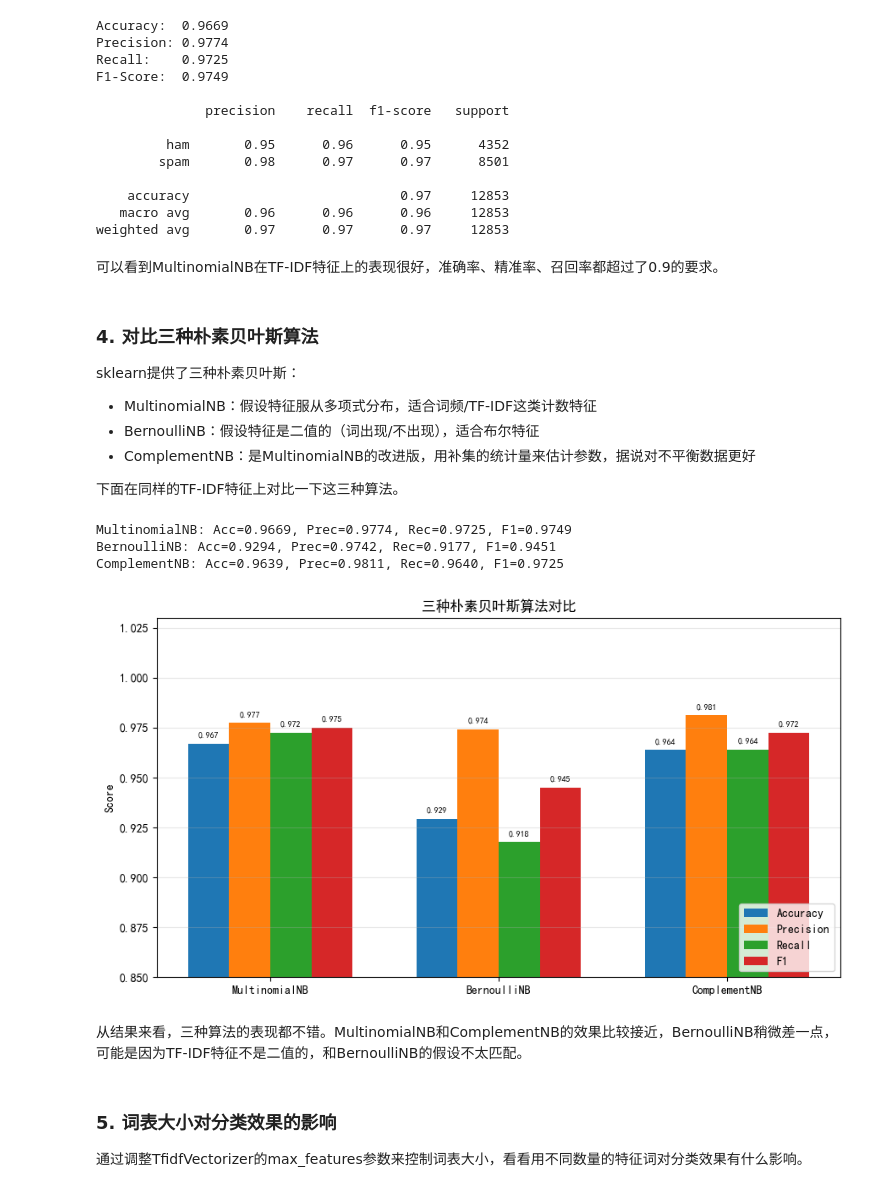
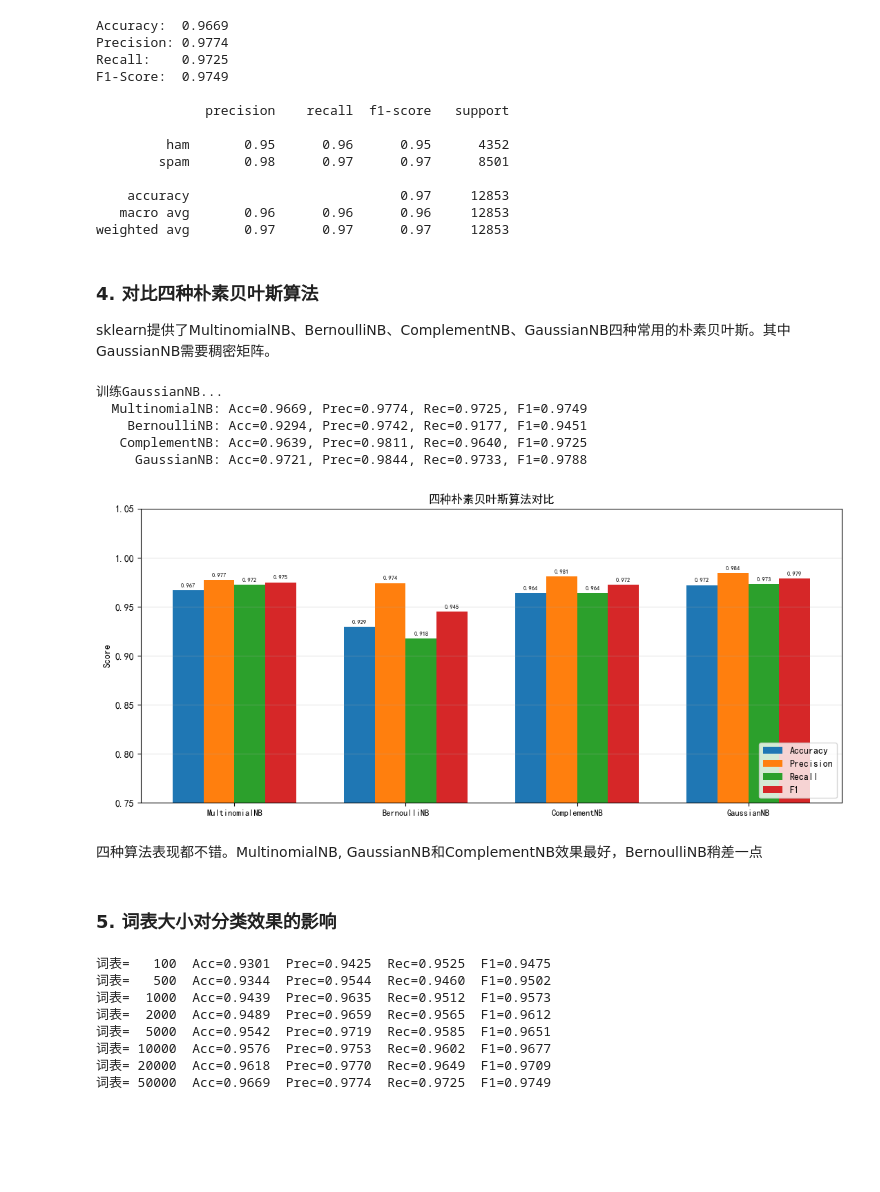
Before and after one commit to eranfu/yufeng, a Jupyter notebook: ml/hw3-贝叶斯/hw3.ipynb, the cells around one changed output. Cells and saved outputs as stored; diff of their text form; code cells hidden in the pictures; blank space fills up the shorter version.

```diff
--- a/ml/hw3-贝叶斯/hw3.ipynb
+++ b/ml/hw3-贝叶斯/hw3.ipynb
@@ -179,18 +168,16 @@ F1-Score:  0.9749
     accuracy                           0.97     12853
    macro avg       0.96      0.96      0.96     12853
 weighted avg       0.97      0.97      0.97     12853
-# %% [markdown]
-可以看到MultinomialNB在TF-IDF特征上的表现很好，准确率、精准率、召回率都超过了0.9的要求。
-# %% [markdown]
-### 4. 对比三种朴素贝叶斯算法
-sklearn提供了三种朴素贝叶斯：
-- MultinomialNB：假设特征服从多项式分布，适合词频/TF-IDF这类计数特征
-- BernoulliNB：假设特征是二值的（词出现/不出现），适合布尔特征
-- ComplementNB：是MultinomialNB的改进版，用补集的统计量来估计参数，据说对不平衡数据更好
-
-下面在同样的TF-IDF特征上对比一下这三种算法。
+# %% [markdown]
+### 4. 对比四种朴素贝叶斯算法
+sklearn提供了MultinomialNB、BernoulliNB、ComplementNB、GaussianNB四种常用的朴素贝叶斯。其中GaussianNB需要稠密矩阵。
+# %%
+small_tfidf = TfidfVectorizer(max_features=5000, token_pattern=r'(?u)\b\w+\b')
+X_train_small = small_tfidf.fit_transform(X_train_raw)
+X_test_small = small_tfidf.transform(X_test_raw)
 # %%
 results = {}
+
 for name, clf in [('MultinomialNB', MultinomialNB()),
                    ('BernoulliNB', BernoulliNB()),
                    ('ComplementNB', ComplementNB())]:
@@ -202,44 +189,56 @@ for name, clf in [('MultinomialNB', MultinomialNB()),
         'Recall': recall_score(y_test, pred),
         'F1': f1_score(y_test, pred)
     }
-    print(f'{name}: Acc={results[name]["Accuracy"]:.4f}, '
-          f'Prec={results[name]["Precision"]:.4f}, '
-          f'Rec={results[name]["Recall"]:.4f}, '
-          f'F1={results[name]["F1"]:.4f}')
+
+print('训练GaussianNB...')
+gnb = GaussianNB()
+gnb.fit(X_train_small.toarray(), y_train)
+pred_g = gnb.predict(X_test_small.toarray())
+results['GaussianNB'] = {
+    'Accuracy': accuracy_score(y_test, pred_g),
+    'Precision': precision_score(y_test, pred_g),
+    'Recall': recall_score(y_test, pred_g),
+    'F1': f1_score(y_test, pred_g)
+}
+
+for name in results:
+    r = results[name]
+    print(f'{name:>15s}: Acc={r["Accuracy"]:.4f}, Prec={r["Precision"]:.4f}, '
+          f'Rec={r["Recall"]:.4f}, F1={r["F1"]:.4f}')
 # %% [output]
-MultinomialNB: Acc=0.9669, Prec=0.9774, Rec=0.9725, F1=0.9749
-BernoulliNB: Acc=0.9294, Prec=0.9742, Rec=0.9177, F1=0.9451
-ComplementNB: Acc=0.9639, Prec=0.9811, Rec=0.9640, F1=0.9725
+训练GaussianNB...
+  MultinomialNB: Acc=0.9669, Prec=0.9774, Rec=0.9725, F1=0.9749
+    BernoulliNB: Acc=0.9294, Prec=0.9742, Rec=0.9177, F1=0.9451
+   ComplementNB: Acc=0.9639, Prec=0.9811, Rec=0.9640, F1=0.9725
+     GaussianNB: Acc=0.9721, Prec=0.9844, Rec=0.9733, F1=0.9788
 # %%
-# 画个柱状图直观对比一下
-fig, ax = plt.subplots(figsize=(9, 5))
-x = np.arange(3)
+fig, ax = plt.subplots(figsize=(11, 5))
+names = list(results.keys())
+x = np.arange(len(names))
 w = 0.18
-names = list(results.keys())
 
 for i, m in enumerate(['Accuracy', 'Precision', 'Recall', 'F1']):
     vals = [results[n][m] for n in names]
     bars = ax.bar(x + i*w, vals, w, label=m)
     for b, v in zip(bars, vals):
         ax.text(b.get_x()+b.get_width()/2, b.get_height()+0.003, f'{v:.3f}',
-                ha='center', fontsize=7)
+                ha='center', fontsize=6)
 
 ax.set_xticks(x + 1.5*w)
-ax.set_xticklabels(names)
-ax.set_ylim(0.85, 1.03)
+ax.set_xticklabels(names, fontsize=9)
+ax.set_ylim(0.75, 1.05)
 ax.set_ylabel('Score')
-ax.set_title('三种朴素贝叶斯算法对比')
+ax.set_title('四种朴素贝叶斯算法对比')
 ax.legend(loc='lower right')
 ax.grid(axis='y', alpha=0.3)
 plt.tight_layout()
 plt.show()
 # %% [output]
-[figure, old version]
+[figure, new version]
-# %% [markdown]
-从结果来看，三种算法的表现都不错。MultinomialNB和ComplementNB的效果比较接近，BernoulliNB稍微差一点，可能是因为TF-IDF特征不是二值的，和BernoulliNB的假设不太匹配。
+# %% [markdown]
+四种算法表现都不错。MultinomialNB, GaussianNB和ComplementNB效果最好，BernoulliNB稍差一点
 # %% [markdown]
 ### 5. 词表大小对分类效果的影响
-通过调整TfidfVectorizer的max_features参数来控制词表大小，看看用不同数量的特征词对分类效果有什么影响。
 # %%
 vocab_sizes = [100, 500, 1000, 2000, 5000, 10000, 20000, 50000]
 vocab_res = {m: [] for m in ['Accuracy', 'Precision', 'Recall', 'F1']}
@@ -260,6 +259,15 @@ for vs in vocab_sizes:
     vocab_res['Recall'].append(r)
     vocab_res['F1'].append(f)
     print(f'词表={vs:>6d}  Acc={a:.4f}  Prec={p:.4f}  Rec={r:.4f}  F1={f:.4f}')
+# %% [output]
+词表=   100  Acc=0.9301  Prec=0.9425  Rec=0.9525  F1=0.9475
+词表=   500  Acc=0.9344  Prec=0.9544  Rec=0.9460  F1=0.9502
+词表=  1000  Acc=0.9439  Prec=0.9635  Rec=0.9512  F1=0.9573
+词表=  2000  Acc=0.9489  Prec=0.9659  Rec=0.9565  F1=0.9612
+词表=  5000  Acc=0.9542  Prec=0.9719  Rec=0.9585  F1=0.9651
+词表= 10000  Acc=0.9576  Prec=0.9753  Rec=0.9602  F1=0.9677
+词表= 20000  Acc=0.9618  Prec=0.9770  Rec=0.9649  F1=0.9709
+词表= 50000  Acc=0.9669  Prec=0.9774  Rec=0.9725  F1=0.9749
 # %%
 fig, ax = plt.subplots(figsize=(9, 5))
 for m in ['Accuracy', 'Precision', 'Recall', 'F1']:
```
Also changed, not shown: parts of 21 cells of this notebook, 6 other files.
